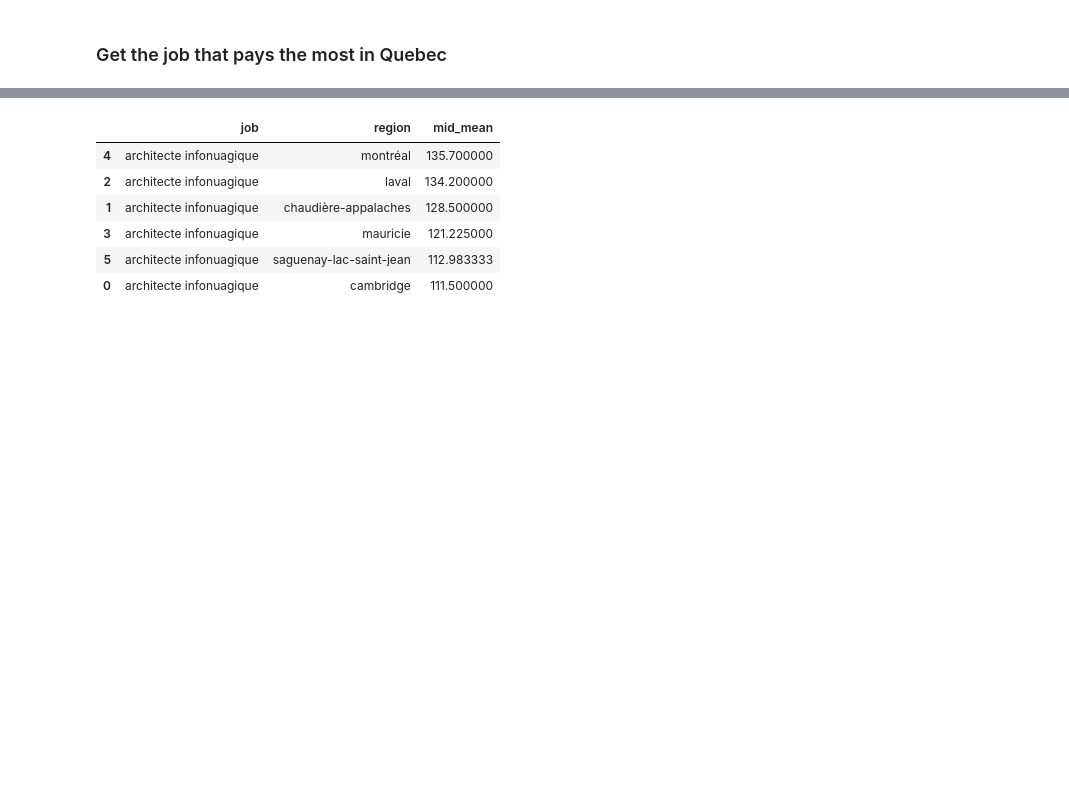
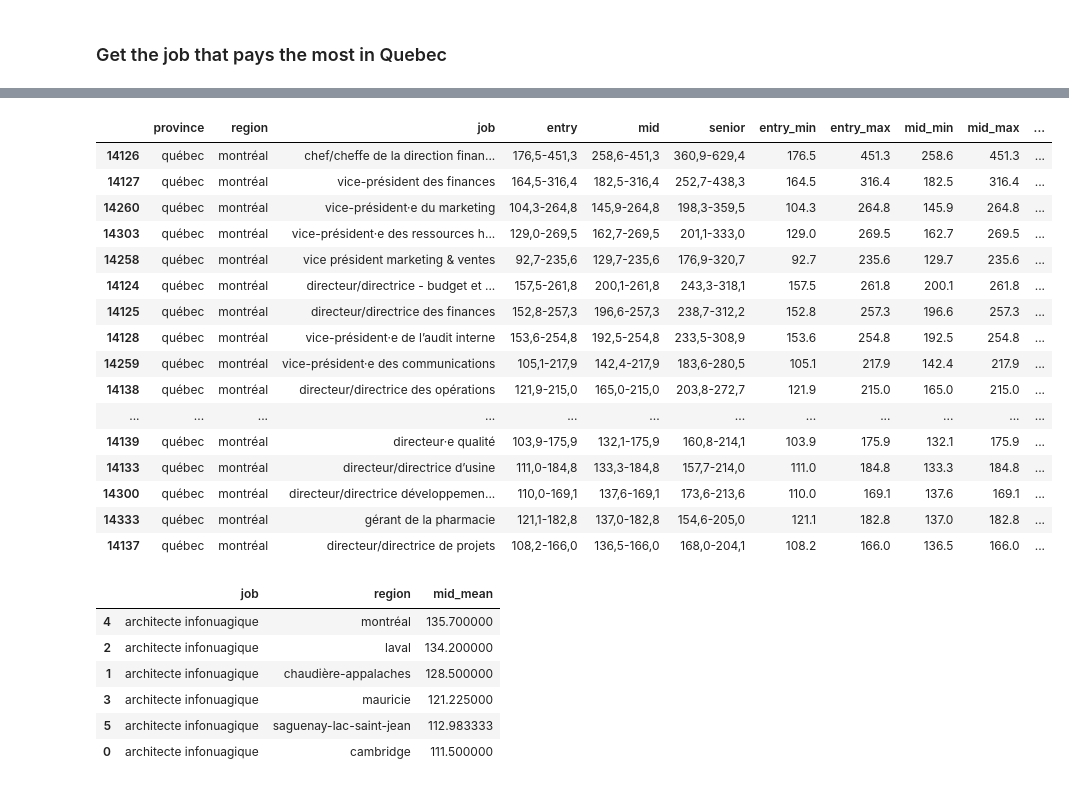
Before and after one commit to AlgoETS/Salary, a Jupyter notebook: sandbox/salary_exploration_2024.ipynb, the cells around one changed output, grey strips where cells are left out. Cells and saved outputs as stored; diff of their text form; code cells hidden in the pictures; blank space fills up the shorter version.

```diff
--- a/sandbox/salary_exploration_2024.ipynb
+++ b/sandbox/salary_exploration_2024.ipynb
@@ -145,6 +145,27 @@ top_quebec_jobs.head(30)
 | 10259 | québec | cambridge | vice-président·e du marketing | 99,4-255,7 | 139,6-255,7 | 190,7-348,7 | 99.4 | 255.7 | 139.6 | 255.7 | ... |
 | 13385 | québec | montérégie - la haute-yamaska | vice-président·e du marketing | 97,3-251,3 | 136,7-251,3 | 187,0-343,4 | 97.3 | 251.3 | 136.7 | 251.3 | ... |
 | 11273 | québec | estrie | vice-président·e du marketing | 96,5-250,7 | 136,0-250,7 | 186,4-342,9 | 96.5 | 250.7 | 136.0 | 250.7 | ... |
+# %%
+top_montreal_jobs=df_sorted[df_sorted['region'].str.contains('montréal', case=False)]
+top_montreal_jobs.head(30)
+# %% [output]
+|  | province | region | job | entry | mid | senior | entry_min | entry_max | mid_min | mid_max | ... |
+| 14126 | québec | montréal | chef/cheffe de la direction finan... | 176,5-451,3 | 258,6-451,3 | 360,9-629,4 | 176.5 | 451.3 | 258.6 | 451.3 | ... |
+| 14127 | québec | montréal | vice-président des finances | 164,5-316,4 | 182,5-316,4 | 252,7-438,3 | 164.5 | 316.4 | 182.5 | 316.4 | ... |
+| 14260 | québec | montréal | vice-président·e du marketing | 104,3-264,8 | 145,9-264,8 | 198,3-359,5 | 104.3 | 264.8 | 145.9 | 264.8 | ... |
+| 14303 | québec | montréal | vice-président·e des ressources h... | 129,0-269,5 | 162,7-269,5 | 201,1-333,0 | 129.0 | 269.5 | 162.7 | 269.5 | ... |
+| 14258 | québec | montréal | vice président marketing & ventes | 92,7-235,6 | 129,7-235,6 | 176,9-320,7 | 92.7 | 235.6 | 129.7 | 235.6 | ... |
+| 14124 | québec | montréal | directeur/directrice - budget et ... | 157,5-261,8 | 200,1-261,8 | 243,3-318,1 | 157.5 | 261.8 | 200.1 | 261.8 | ... |
+| 14125 | québec | montréal | directeur/directrice des finances | 152,8-257,3 | 196,6-257,3 | 238,7-312,2 | 152.8 | 257.3 | 196.6 | 257.3 | ... |
+| 14128 | québec | montréal | vice-président·e de l’audit interne | 153,6-254,8 | 192,5-254,8 | 233,5-308,9 | 153.6 | 254.8 | 192.5 | 254.8 | ... |
+| 14259 | québec | montréal | vice-président·e des communications | 105,1-217,9 | 142,4-217,9 | 183,6-280,5 | 105.1 | 217.9 | 142.4 | 217.9 | ... |
+| 14138 | québec | montréal | directeur/directrice des opérations | 121,9-215,0 | 165,0-215,0 | 203,8-272,7 | 121.9 | 215.0 | 165.0 | 215.0 | ... |
+| ... | ... | ... | ... | ... | ... | ... | ... | ... | ... | ... | ... |
+| 14139 | québec | montréal | directeur·e qualité | 103,9-175,9 | 132,1-175,9 | 160,8-214,1 | 103.9 | 175.9 | 132.1 | 175.9 | ... |
+| 14133 | québec | montréal | directeur/directrice d’usine | 111,0-184,8 | 133,3-184,8 | 157,7-214,0 | 111.0 | 184.8 | 133.3 | 184.8 | ... |
+| 14300 | québec | montréal | directeur/directrice développemen... | 110,0-169,1 | 137,6-169,1 | 173,6-213,6 | 110.0 | 169.1 | 137.6 | 169.1 | ... |
+| 14333 | québec | montréal | gérant de la pharmacie | 121,1-182,8 | 137,0-182,8 | 154,6-205,0 | 121.1 | 182.8 | 137.0 | 182.8 | ... |
+| 14137 | québec | montréal | directeur/directrice de projets | 108,2-166,0 | 136,5-166,0 | 168,0-204,1 | 108.2 | 166.0 | 136.5 | 166.0 | ... |
 # %%
 # make a function to compare a specific job in a specific province
 def compare_job_province(job, province):
```
Also changed, not shown: 11 other files.
